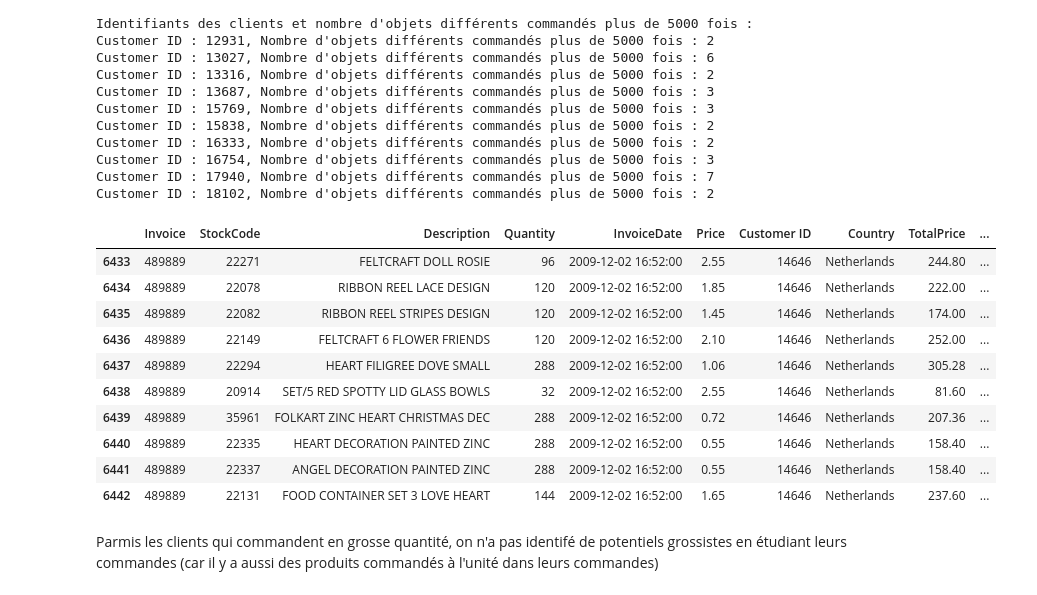
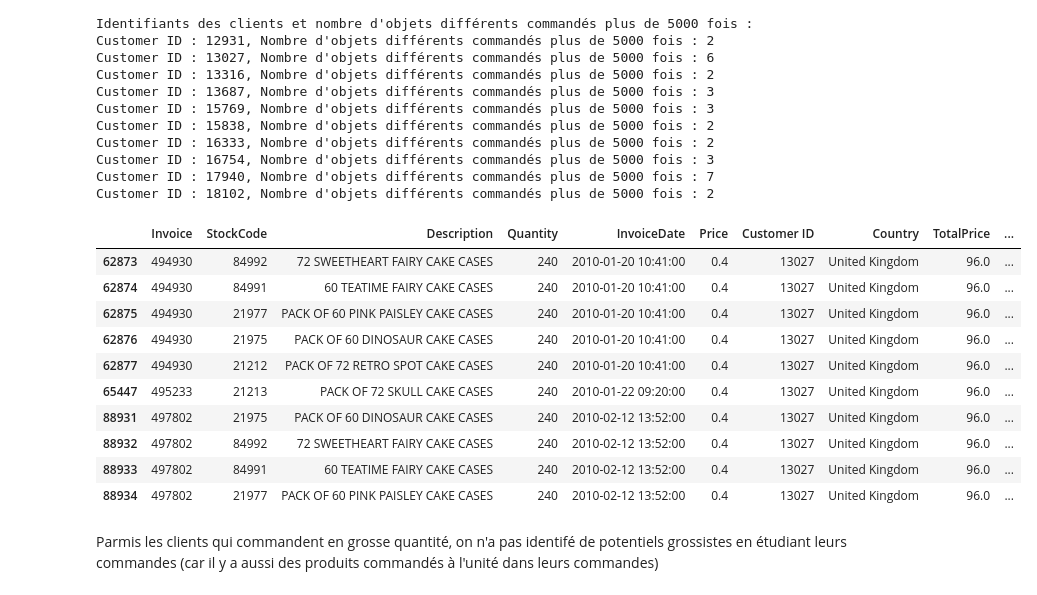
Before and after one commit to Shadume/Online_Retail-Customer_segmentation, a Jupyter notebook: analyse.ipynb, the cells around one changed output. Cells and saved outputs as stored; diff of their text form; code cells hidden in the pictures.

```diff
--- a/analyse.ipynb
+++ b/analyse.ipynb
@@ -504,20 +504,20 @@ Customer ID : 18102, Nombre d'objets différents commandés plus de 5000 fois :
 # %%
 # pd.set_option('display.max_rows', None)
 
-customer_id = 14646
+customer_id = 13027
 customer_data = df[df['Customer ID'] == customer_id]
 customer_data.head(10)
 # %% [output]
 |  | Invoice | StockCode | Description | Quantity | InvoiceDate | Price | Customer ID | Country | TotalPrice | ... |
-| 6433 | 489889 | 22271 | FELTCRAFT DOLL ROSIE | 96 | 2009-12-02 16:52:00 | 2.55 | 14646 | Netherlands | 244.80 | ... |
-| 6434 | 489889 | 22078 | RIBBON REEL LACE DESIGN | 120 | 2009-12-02 16:52:00 | 1.85 | 14646 | Netherlands | 222.00 | ... |
-| 6435 | 489889 | 22082 | RIBBON REEL STRIPES DESIGN | 120 | 2009-12-02 16:52:00 | 1.45 | 14646 | Netherlands | 174.00 | ... |
-| 6436 | 489889 | 22149 | FELTCRAFT 6 FLOWER FRIENDS | 120 | 2009-12-02 16:52:00 | 2.10 | 14646 | Netherlands | 252.00 | ... |
-| 6437 | 489889 | 22294 | HEART FILIGREE DOVE SMALL | 288 | 2009-12-02 16:52:00 | 1.06 | 14646 | Netherlands | 305.28 | ... |
-| 6438 | 489889 | 20914 | SET/5 RED SPOTTY LID GLASS BOWLS | 32 | 2009-12-02 16:52:00 | 2.55 | 14646 | Netherlands | 81.60 | ... |
-| 6439 | 489889 | 35961 | FOLKART ZINC HEART CHRISTMAS DEC | 288 | 2009-12-02 16:52:00 | 0.72 | 14646 | Netherlands | 207.36 | ... |
-| 6440 | 489889 | 22335 | HEART DECORATION PAINTED ZINC | 288 | 2009-12-02 16:52:00 | 0.55 | 14646 | Netherlands | 158.40 | ... |
-| 6441 | 489889 | 22337 | ANGEL DECORATION PAINTED ZINC | 288 | 2009-12-02 16:52:00 | 0.55 | 14646 | Netherlands | 158.40 | ... |
-| 6442 | 489889 | 22131 | FOOD CONTAINER SET 3 LOVE HEART | 144 | 2009-12-02 16:52:00 | 1.65 | 14646 | Netherlands | 237.60 | ... |
+| 62873 | 494930 | 84992 | 72 SWEETHEART FAIRY CAKE CASES | 240 | 2010-01-20 10:41:00 | 0.4 | 13027 | United Kingdom | 96.0 | ... |
+| 62874 | 494930 | 84991 | 60 TEATIME FAIRY CAKE CASES | 240 | 2010-01-20 10:41:00 | 0.4 | 13027 | United Kingdom | 96.0 | ... |
+| 62875 | 494930 | 21977 | PACK OF 60 PINK PAISLEY CAKE CASES | 240 | 2010-01-20 10:41:00 | 0.4 | 13027 | United Kingdom | 96.0 | ... |
+| 62876 | 494930 | 21975 | PACK OF 60 DINOSAUR CAKE CASES | 240 | 2010-01-20 10:41:00 | 0.4 | 13027 | United Kingdom | 96.0 | ... |
+| 62877 | 494930 | 21212 | PACK OF 72 RETRO SPOT CAKE CASES | 240 | 2010-01-20 10:41:00 | 0.4 | 13027 | United Kingdom | 96.0 | ... |
+| 65447 | 495233 | 21213 | PACK OF 72 SKULL CAKE CASES | 240 | 2010-01-22 09:20:00 | 0.4 | 13027 | United Kingdom | 96.0 | ... |
+| 88931 | 497802 | 21975 | PACK OF 60 DINOSAUR CAKE CASES | 240 | 2010-02-12 13:52:00 | 0.4 | 13027 | United Kingdom | 96.0 | ... |
+| 88932 | 497802 | 84992 | 72 SWEETHEART FAIRY CAKE CASES | 240 | 2010-02-12 13:52:00 | 0.4 | 13027 | United Kingdom | 96.0 | ... |
+| 88933 | 497802 | 84991 | 60 TEATIME FAIRY CAKE CASES | 240 | 2010-02-12 13:52:00 | 0.4 | 13027 | United Kingdom | 96.0 | ... |
+| 88934 | 497802 | 21977 | PACK OF 60 PINK PAISLEY CAKE CASES | 240 | 2010-02-12 13:52:00 | 0.4 | 13027 | United Kingdom | 96.0 | ... |
 # %% [markdown]
 Parmis les clients qui commandent en grosse quantité, on n'a pas identifé de potentiels grossistes en étudiant leurs commandes (car il y a aussi des produits commandés à l'unité dans leurs commandes)
```
Also changed, not shown: 1 other file.
